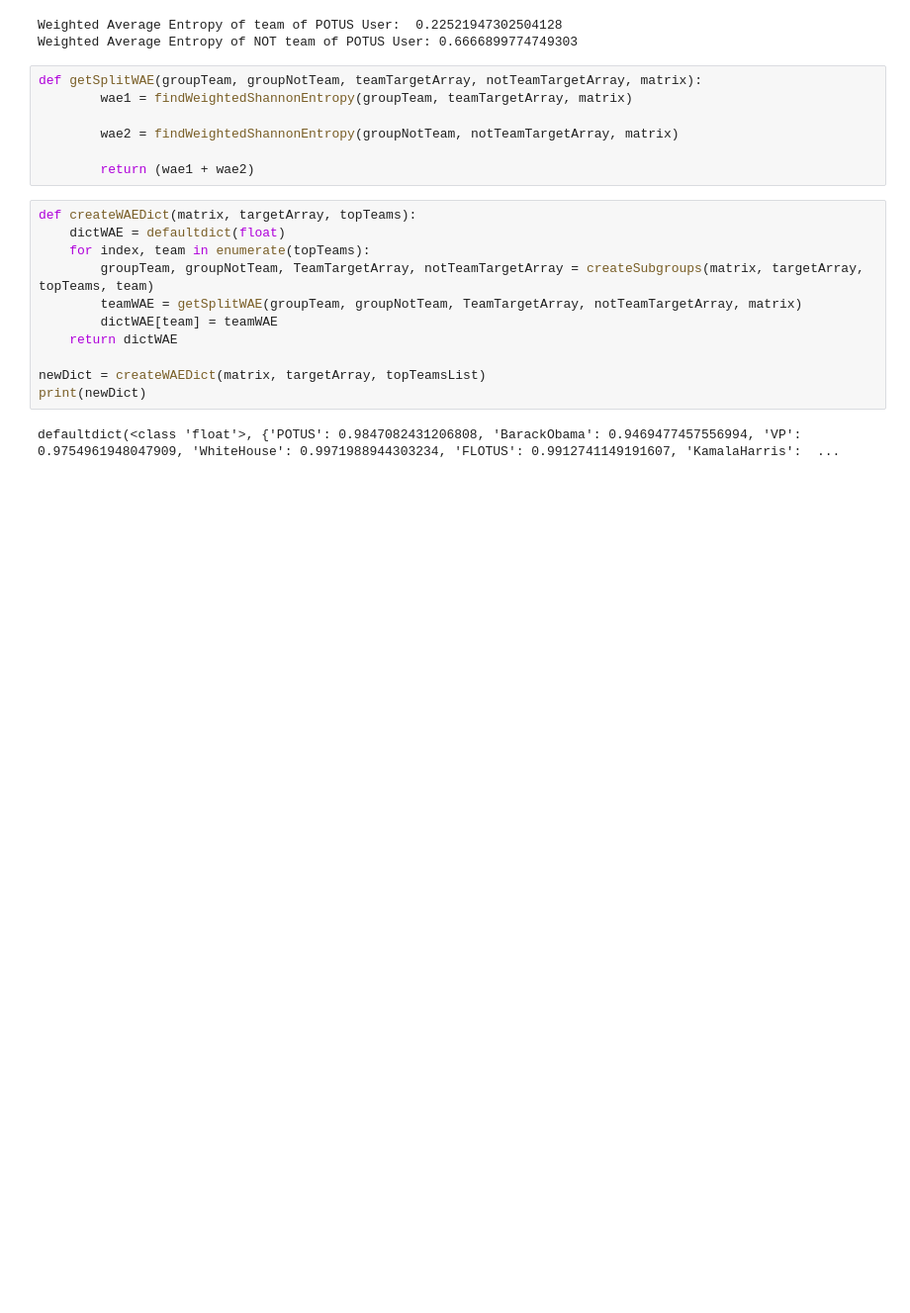
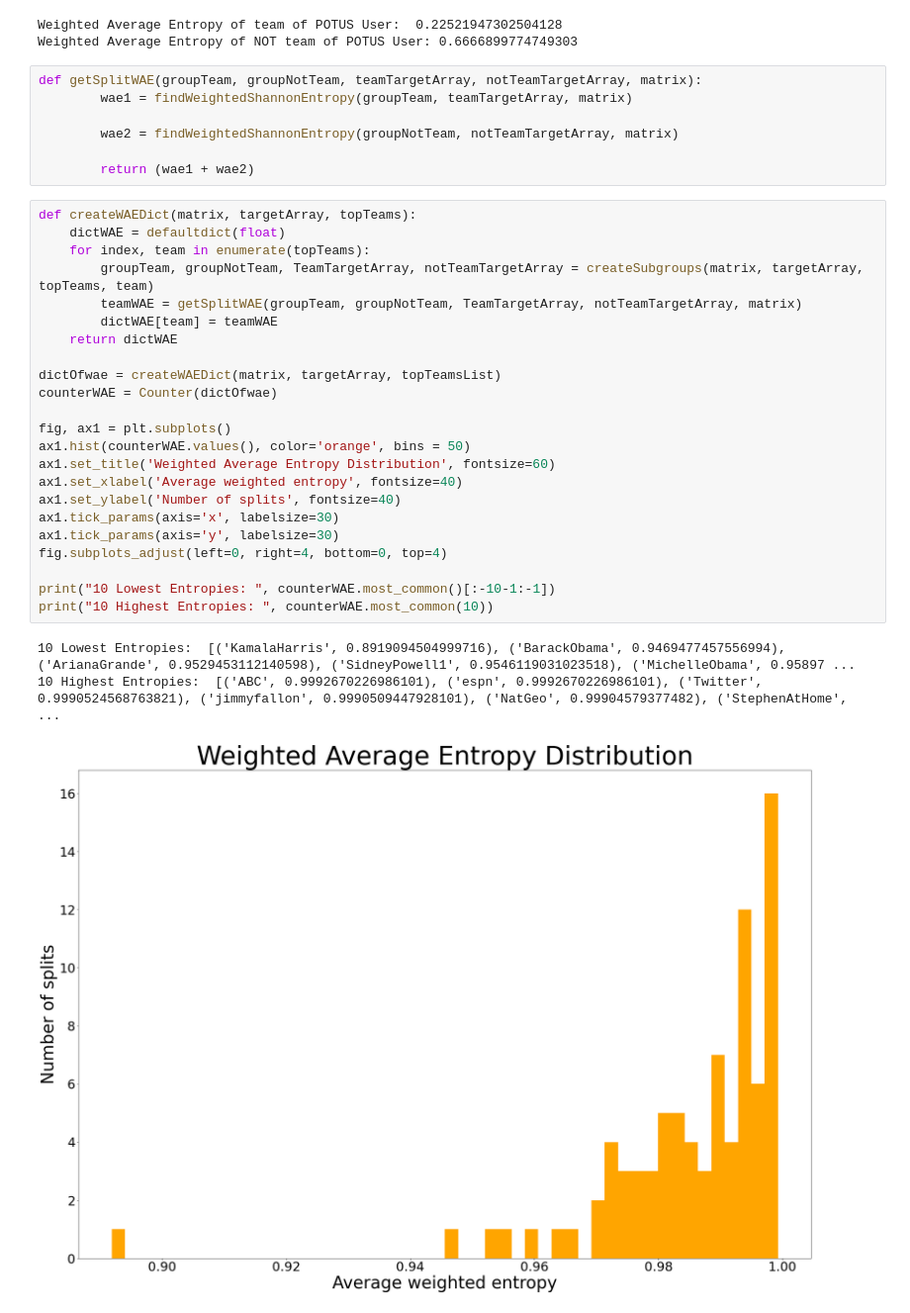
Before and after one commit to johnsont4/TwitterAnalysis, a Jupyter notebook: Teagan TwitterAnalysis-Copy1.ipynb, the cells around one changed output. Shown: that part at 99% size. Saved outputs shown, nothing was run; the diff lists cells and outputs as text; blank space fills up the shorter version.

```diff
--- a/Teagan TwitterAnalysis-Copy1.ipynb
+++ b/Teagan TwitterAnalysis-Copy1.ipynb
@@ -169,16 +183,30 @@ def getSplitWAE(groupTeam, groupNotTeam, teamTargetArray, notTeamTargetArray, ma
 # %%
 def createWAEDict(matrix, targetArray, topTeams):
     dictWAE = defaultdict(float)
     for index, team in enumerate(topTeams):
         groupTeam, groupNotTeam, TeamTargetArray, notTeamTargetArray = createSubgroups(matrix, targetArray, topTeams, team)
         teamWAE = getSplitWAE(groupTeam, groupNotTeam, TeamTargetArray, notTeamTargetArray, matrix)
         dictWAE[team] = teamWAE
     return dictWAE
 
-newDict = createWAEDict(matrix, targetArray, topTeamsList)
-print(newDict)
+dictOfwae = createWAEDict(matrix, targetArray, topTeamsList)
+counterWAE = Counter(dictOfwae)
+
+fig, ax1 = plt.subplots()
+ax1.hist(counterWAE.values(), color='orange', bins = 50)
+ax1.set_title('Weighted Average Entropy Distribution', fontsize=60)
+ax1.set_xlabel('Average weighted entropy', fontsize=40)
+ax1.set_ylabel('Number of splits', fontsize=40)
+ax1.tick_params(axis='x', labelsize=30)
+ax1.tick_params(axis='y', labelsize=30)
+fig.subplots_adjust(left=0, right=4, bottom=0, top=4)
+
+print("10 Lowest Entropies: ", counterWAE.most_common()[:-10-1:-1])
+print("10 Highest Entropies: ", counterWAE.most_common(10))
 # %% [output]
-defaultdict(<class 'float'>, {'POTUS': 0.9847082431206808, 'BarackObama': 0.9469477457556994, 'VP': 0.9754961948047909, 'WhiteHouse': 0.9971988944303234, 'FLOTUS': 0.9912741149191607, 'KamalaHarris':  ...
+10 Lowest Entropies:  [('KamalaHarris', 0.8919094504999716), ('BarackObama', 0.9469477457556994), ('ArianaGrande', 0.9529453112140598), ('SidneyPowell1', 0.9546119031023518), ('MichelleObama', 0.95897 ...
+10 Highest Entropies:  [('ABC', 0.9992670226986101), ('espn', 0.9992670226986101), ('Twitter', 0.9990524568763821), ('jimmyfallon', 0.9990509447928101), ('NatGeo', 0.99904579377482), ('StephenAtHome', ...
+[figure, added]
 # %%
 def findLowestSplit(dictOfWAE, matrix, topTeams, targetArray):
     sortedDict = sorted(dictOfWAE.items(), key = lambda x: x[1], reverse = False)
```
Also changed, not shown: parts of 5 cells of this notebook, 1 other file.
